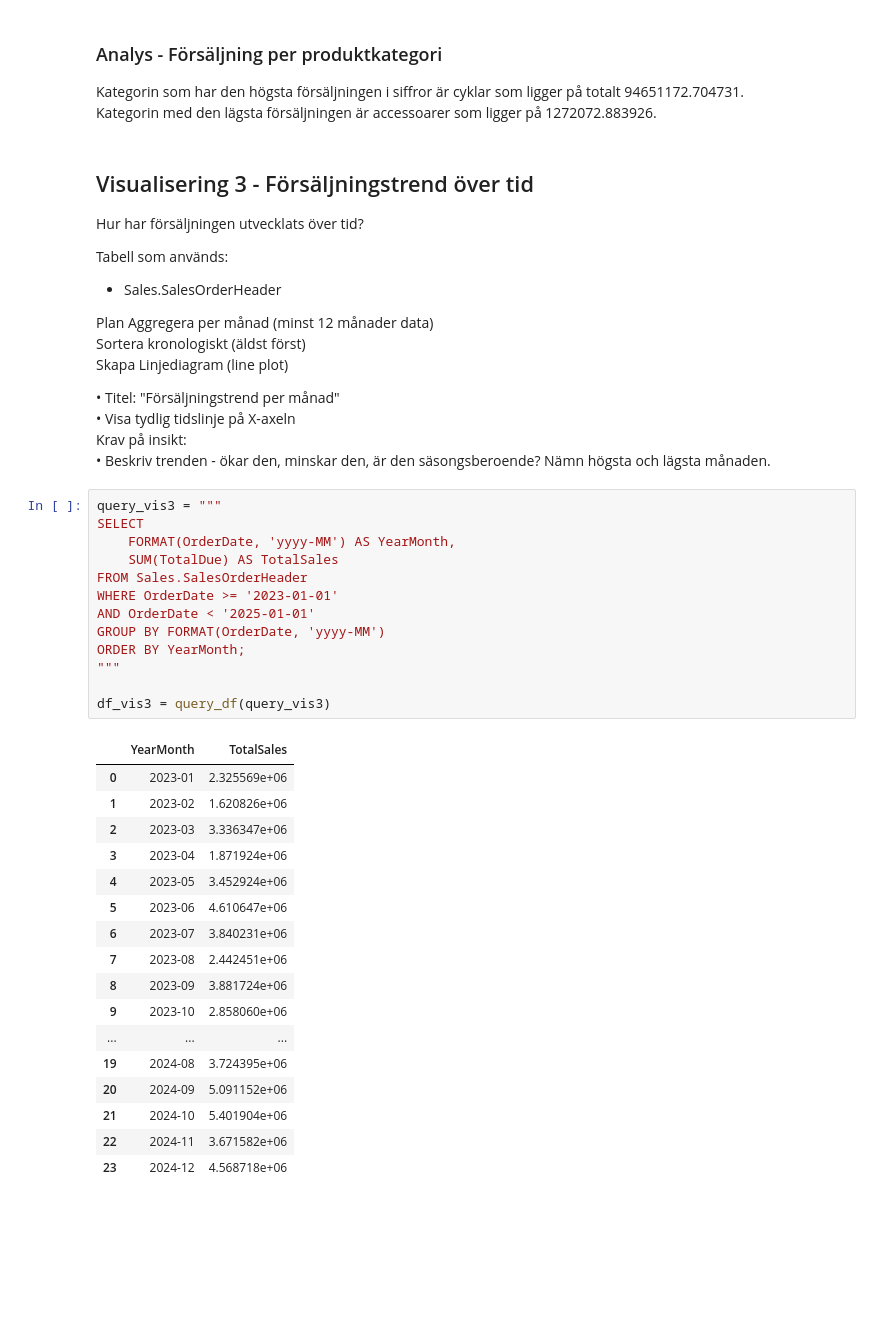
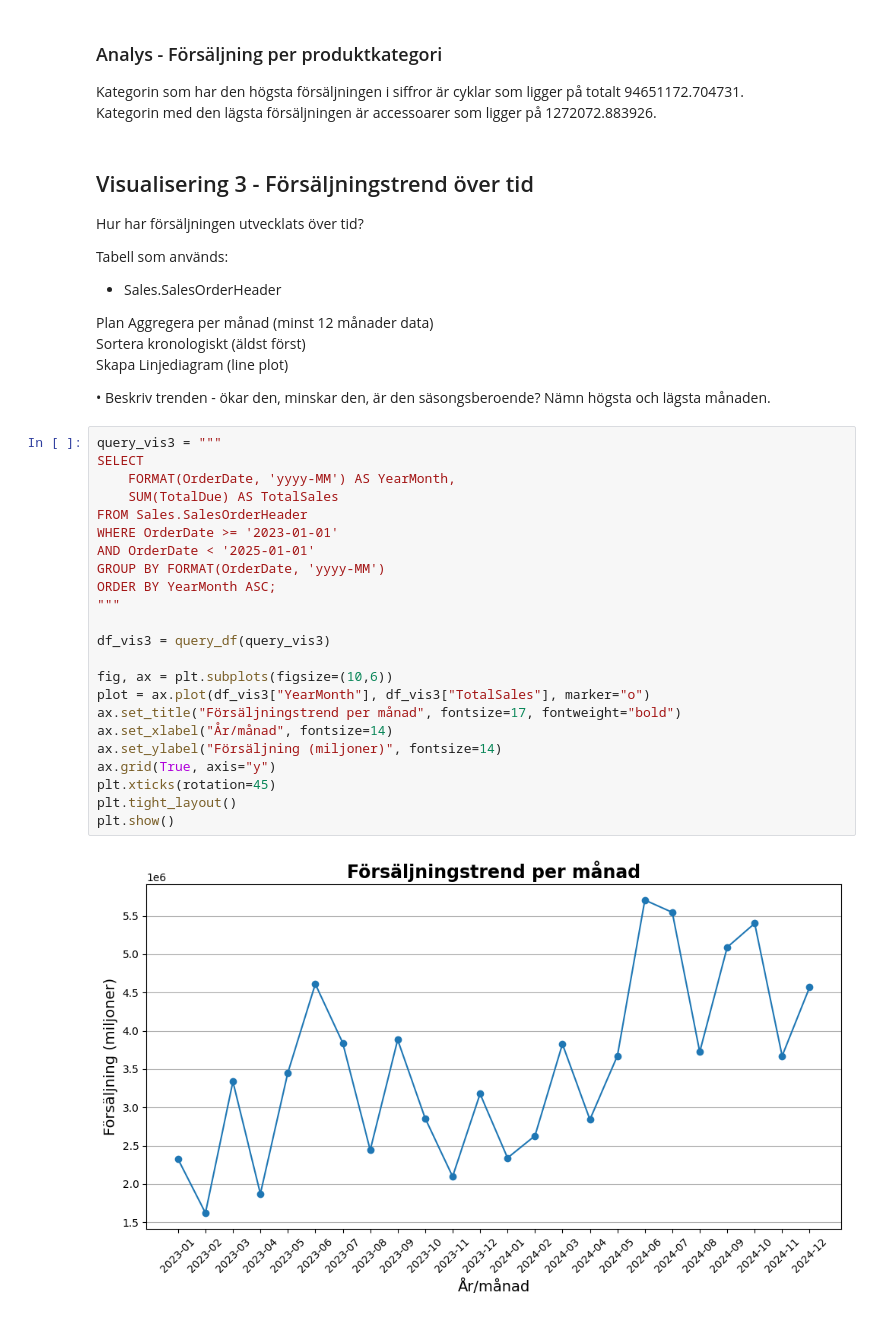
Before and after one commit to MagdalenaPersson/adventureworks-analys, a Jupyter notebook: notebooks/analys.ipynb, the cells around one changed output. Saved outputs shown, nothing was run; the diff lists cells and outputs as text; blank space fills up the shorter version.

```diff
--- a/notebooks/analys.ipynb
+++ b/notebooks/analys.ipynb
@@ -168,39 +168,29 @@ Aggregera per månad (minst 12 månader data)
 Sortera kronologiskt (äldst först)
 Skapa Linjediagram (line plot)
 
-
-• Titel: "Försäljningstrend per månad"
-• Visa tydlig tidslinje på X-axeln
-Krav på insikt:
 • Beskriv trenden - ökar den, minskar den, är den säsongsberoende? Nämn högsta och lägsta månaden.
 # %%
 query_vis3 = """
 SELECT
     FORMAT(OrderDate, 'yyyy-MM') AS YearMonth,
     SUM(TotalDue) AS TotalSales
 FROM Sales.SalesOrderHeader
 WHERE OrderDate >= '2023-01-01'
 AND OrderDate < '2025-01-01'
 GROUP BY FORMAT(OrderDate, 'yyyy-MM')
-ORDER BY YearMonth;
+ORDER BY YearMonth ASC;
 """
 
 df_vis3 = query_df(query_vis3)
+
+fig, ax = plt.subplots(figsize=(10,6))
+plot = ax.plot(df_vis3["YearMonth"], df_vis3["TotalSales"], marker="o")
+ax.set_title("Försäljningstrend per månad", fontsize=17, fontweight="bold")
+ax.set_xlabel("År/månad", fontsize=14)
+ax.set_ylabel("Försäljning (miljoner)", fontsize=14)
+ax.grid(True, axis="y")
+plt.xticks(rotation=45)
+plt.tight_layout()
+plt.show()
 # %% [output]
-|  | YearMonth | TotalSales |
-| 0 | 2023-01 | 2.325569e+06 |
-| 1 | 2023-02 | 1.620826e+06 |
-| 2 | 2023-03 | 3.336347e+06 |
-| 3 | 2023-04 | 1.871924e+06 |
-| 4 | 2023-05 | 3.452924e+06 |
-| 5 | 2023-06 | 4.610647e+06 |
-| 6 | 2023-07 | 3.840231e+06 |
-| 7 | 2023-08 | 2.442451e+06 |
-| 8 | 2023-09 | 3.881724e+06 |
-| 9 | 2023-10 | 2.858060e+06 |
-| ... | ... | ... |
-| 19 | 2024-08 | 3.724395e+06 |
-| 20 | 2024-09 | 5.091152e+06 |
-| 21 | 2024-10 | 5.401904e+06 |
-| 22 | 2024-11 | 3.671582e+06 |
-| 23 | 2024-12 | 4.568718e+06 |
+[figure, added]
```
Also changed, not shown: parts of 1 cell of this notebook, 1 other file.
